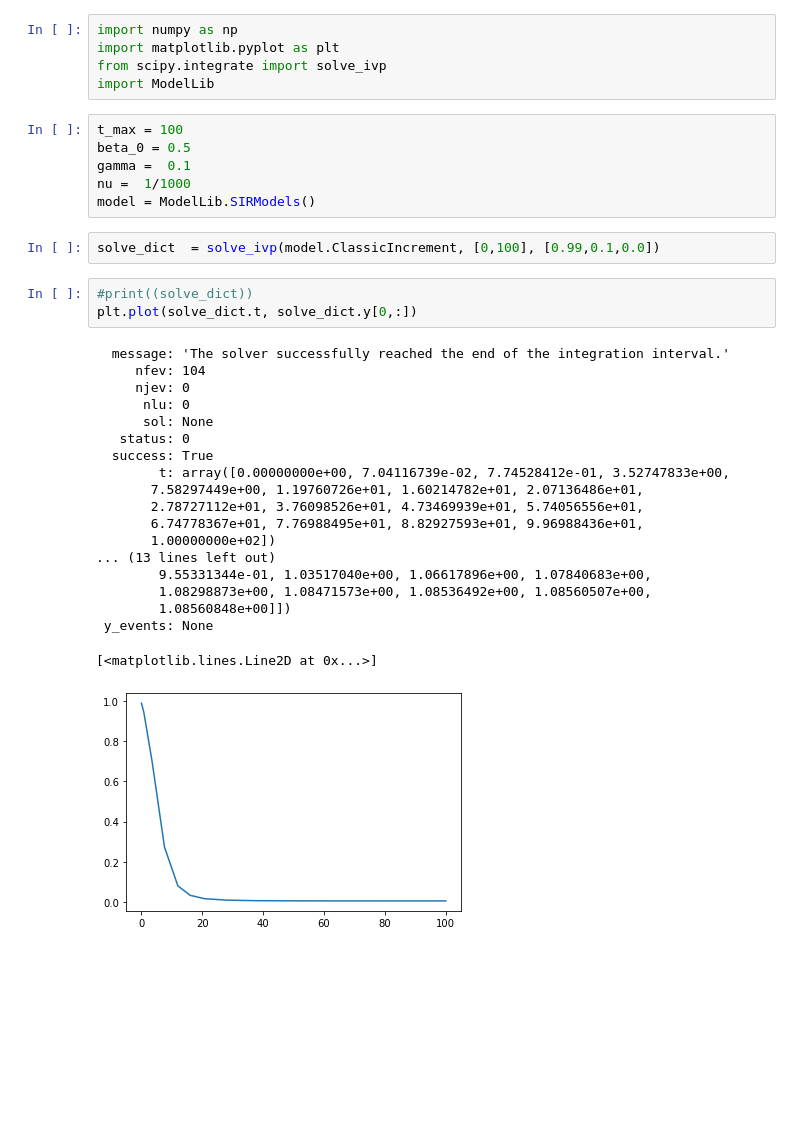
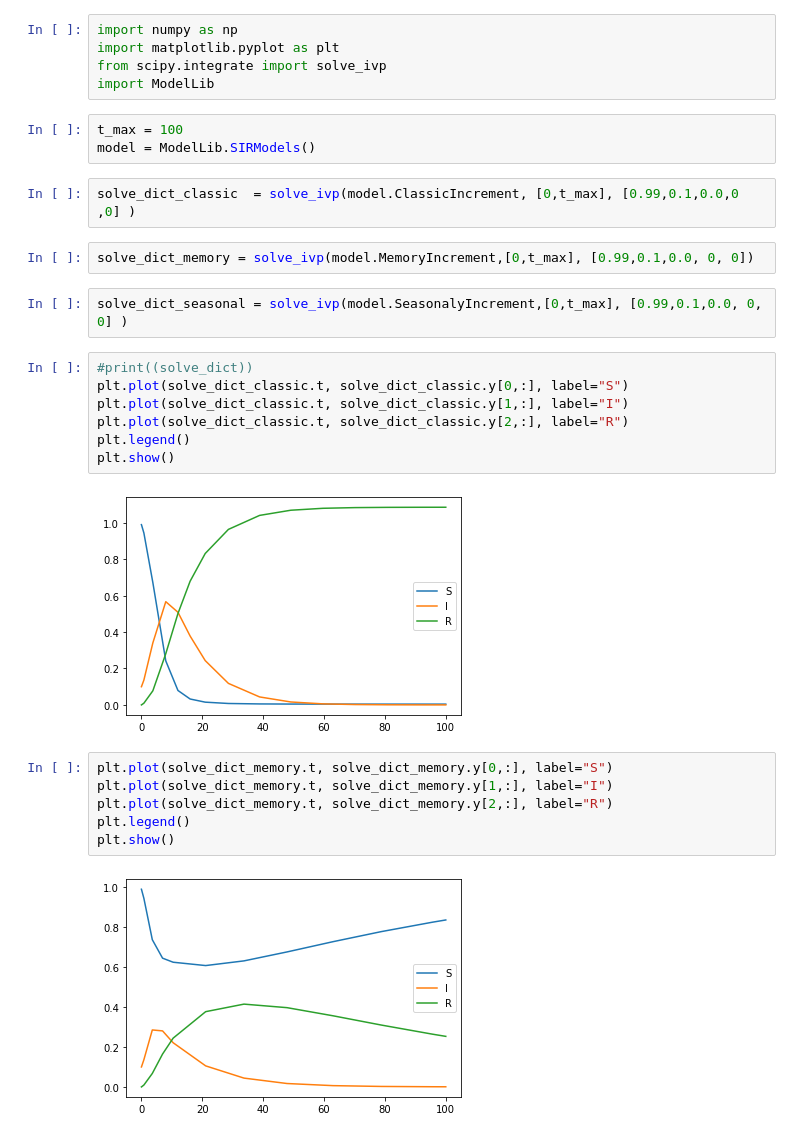
Before and after one commit to simonblaue/Epidemics_SRI_model, a Jupyter notebook: simulation.ipynb, the cells around one changed output. Drawn from its saved outputs; the diff is of its cells as text; blank space fills up the shorter version.

```diff
--- a/simulation.ipynb
+++ b/simulation.ipynb
@@ -5,32 +5,27 @@ from scipy.integrate import solve_ivp
 import ModelLib
 # %%
 t_max = 100
-beta_0 = 0.5
-gamma =  0.1
-nu =  1/1000
 model = ModelLib.SIRModels()
 # %%
-solve_dict  = solve_ivp(model.ClassicIncrement, [0,100], [0.99,0.1,0.0])
+solve_dict_classic  = solve_ivp(model.ClassicIncrement, [0,t_max], [0.99,0.1,0.0,0 ,0] )
-# %%
-#print((solve_dict))
-plt.plot(solve_dict.t, solve_dict.y[0,:])
-# %% [output]
-  message: 'The solver successfully reached the end of the integration interval.'
-     nfev: 104
-     njev: 0
-      nlu: 0
-      sol: None
-   status: 0
-  success: True
-        t: array([0.00000000e+00, 7.04116739e-02, 7.74528412e-01, 3.52747833e+00,
-       7.58297449e+00, 1.19760726e+01, 1.60214782e+01, 2.07136486e+01,
-       2.78727112e+01, 3.76098526e+01, 4.73469939e+01, 5.74056556e+01,
-       6.74778367e+01, 7.76988495e+01, 8.82927593e+01, 9.96988436e+01,
-       1.00000000e+02])
-... (13 lines left out)
-        9.55331344e-01, 1.03517040e+00, 1.06617896e+00, 1.07840683e+00,
-        1.08298873e+00, 1.08471573e+00, 1.08536492e+00, 1.08560507e+00,
-        1.08560848e+00]])
- y_events: None
-[<matplotlib.lines.Line2D at 0x...>]
-[figure, removed]
+# %%
+solve_dict_memory = solve_ivp(model.MemoryIncrement,[0,t_max], [0.99,0.1,0.0, 0, 0])
+# %%
+solve_dict_seasonal = solve_ivp(model.SeasonalyIncrement,[0,t_max], [0.99,0.1,0.0, 0, 0] )
+# %%
+#print((solve_dict))
+plt.plot(solve_dict_classic.t, solve_dict_classic.y[0,:], label="S")
+plt.plot(solve_dict_classic.t, solve_dict_classic.y[1,:], label="I")
+plt.plot(solve_dict_classic.t, solve_dict_classic.y[2,:], label="R")
+plt.legend()
+plt.show()
+# %% [output]
+[figure, added]
+# %%
+plt.plot(solve_dict_memory.t, solve_dict_memory.y[0,:], label="S")
+plt.plot(solve_dict_memory.t, solve_dict_memory.y[1,:], label="I")
+plt.plot(solve_dict_memory.t, solve_dict_memory.y[2,:], label="R")
+plt.legend()
+plt.show()
+# %% [output]
+[figure, added]
```
Also changed, not shown: parts of 1 cell of this notebook, 1 other file.
